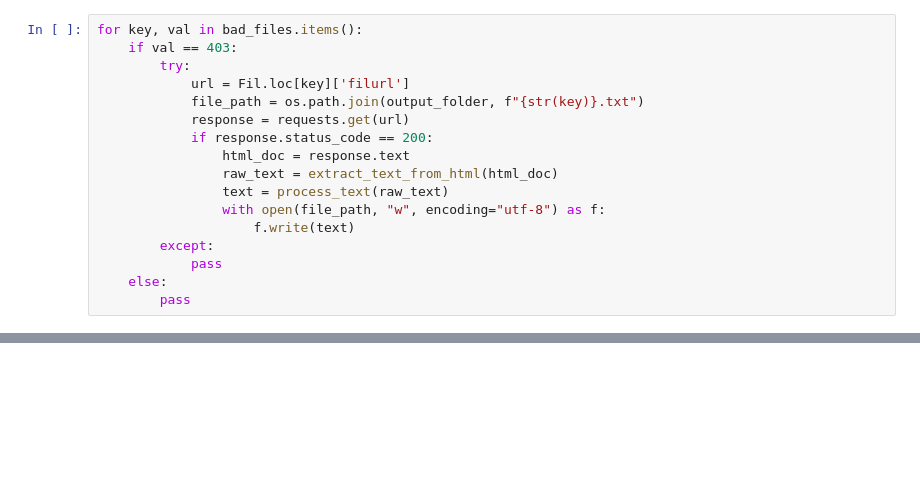
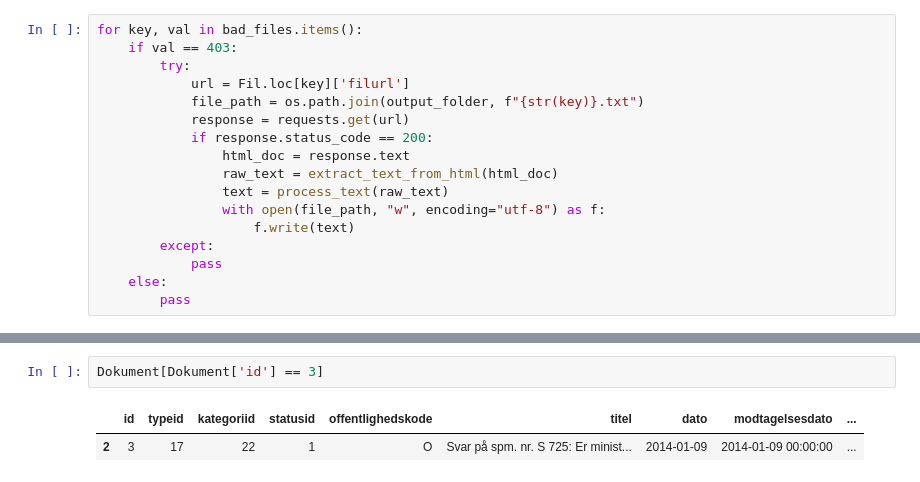
Before and after one commit to Rune-Nedergaard/knowledge-graph, a Jupyter notebook: notebooks/embedding_experiments.ipynb, the cells around one changed output, grey strips where cells are left out. Drawn from its saved outputs; the diff is of its cells as text; blank space fills up the shorter version.

```diff
--- a/notebooks/embedding_experiments.ipynb
+++ b/notebooks/embedding_experiments.ipynb
@@ -144,0 +271,5 @@ for key, val in bad_files.items():
+# %%
+Dokument[Dokument['id'] == 3]
+# %% [output]
+|  | id | typeid | kategoriid | statusid | offentlighedskode | titel | dato | modtagelsesdato | ... |
+| 2 | 3 | 17 | 22 | 1 | O | Svar på spm. nr. S 725: Er minist... | 2014-01-09 | 2014-01-09 00:00:00 | ... |
```
Also changed, not shown: parts of 20 cells of this notebook, 2 other files.
